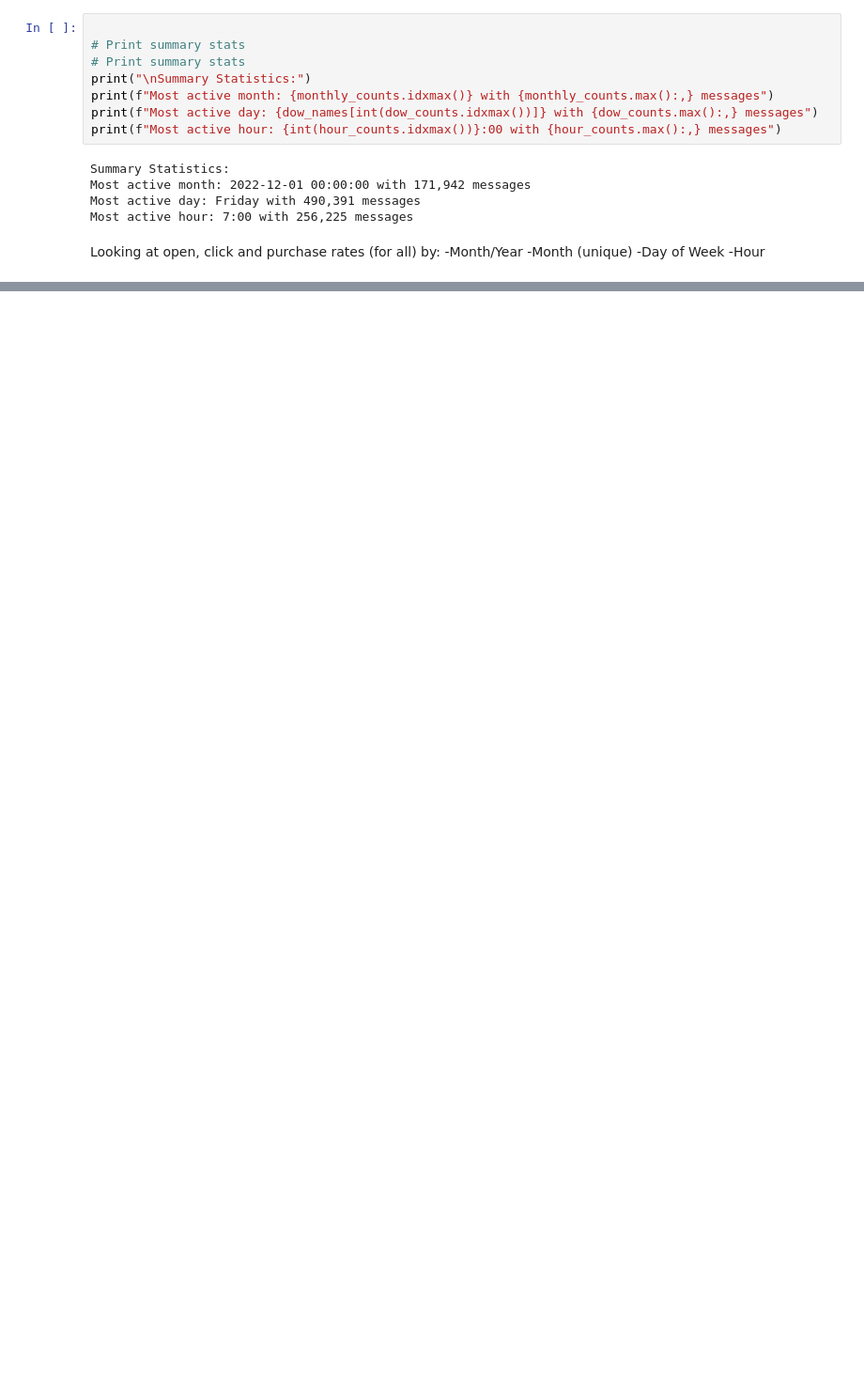
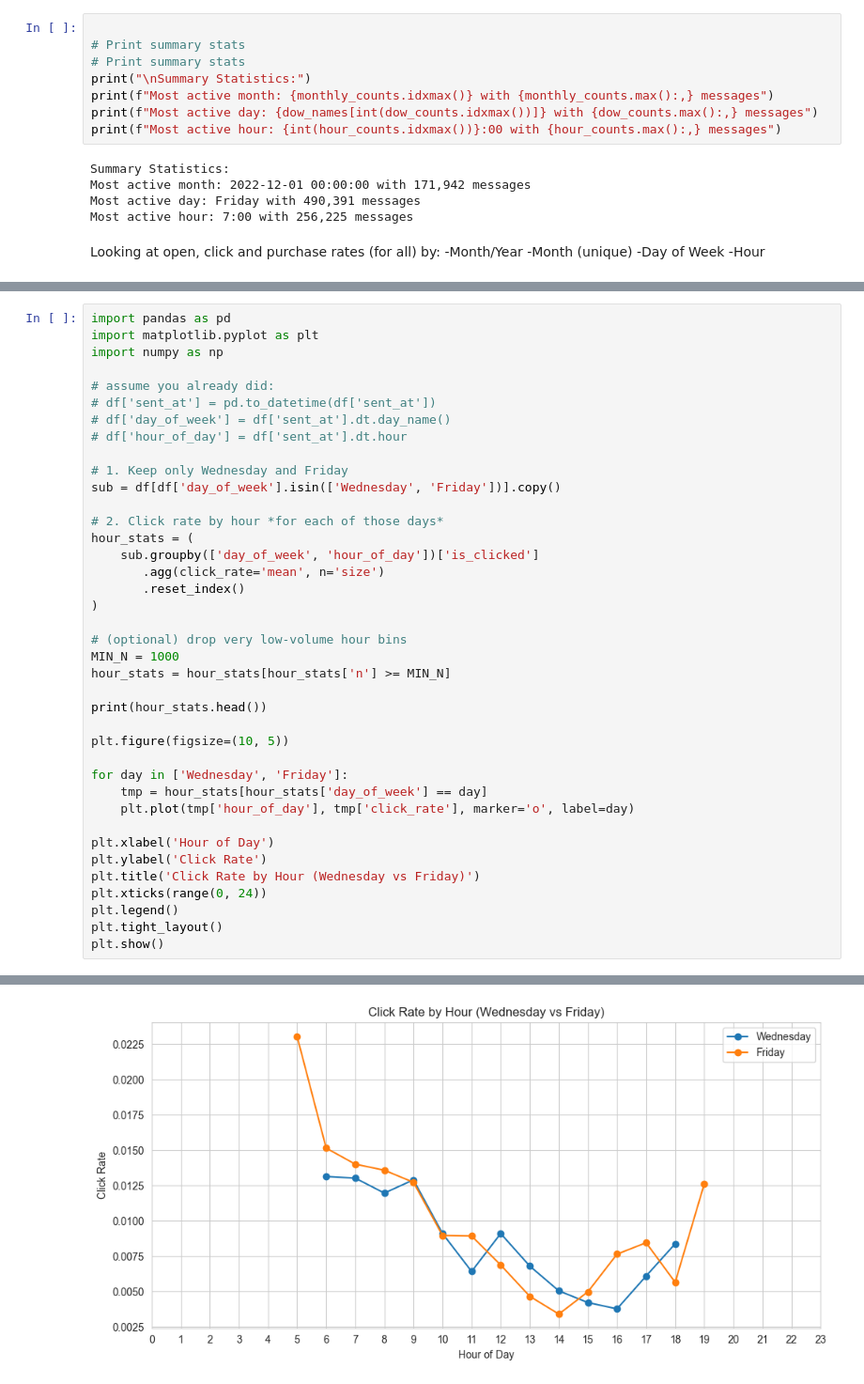
Before and after one commit to NikolozDarsalia/message-campaign-engagement-analysis, a Jupyter notebook: EDA/sgf/sgf_EDA.ipynb, the cells around one changed output, grey strips where cells are left out. Shown: that part at 94% size. Drawn from its saved outputs; the diff is of its cells as text; blank space fills up the shorter version.

```diff
--- a/EDA/sgf/sgf_EDA.ipynb
+++ b/EDA/sgf/sgf_EDA.ipynb
@@ -436,0 +484,40 @@ Total Messages: 1,686,465
+# %%
+import pandas as pd
+import matplotlib.pyplot as plt
+import numpy as np
+
+# assume you already did:
+# df['sent_at'] = pd.to_datetime(df['sent_at'])
+# df['day_of_week'] = df['sent_at'].dt.day_name()
+# df['hour_of_day'] = df['sent_at'].dt.hour
+
+# 1. Keep only Wednesday and Friday
+sub = df[df['day_of_week'].isin(['Wednesday', 'Friday'])].copy()
+
+# 2. Click rate by hour *for each of those days*
+hour_stats = (
+    sub.groupby(['day_of_week', 'hour_of_day'])['is_clicked']
+       .agg(click_rate='mean', n='size')
+       .reset_index()
+)
+
+# (optional) drop very low-volume hour bins
+MIN_N = 1000
+hour_stats = hour_stats[hour_stats['n'] >= MIN_N]
+
+print(hour_stats.head())
+
+plt.figure(figsize=(10, 5))
+
+for day in ['Wednesday', 'Friday']:
+    tmp = hour_stats[hour_stats['day_of_week'] == day]
+    plt.plot(tmp['hour_of_day'], tmp['click_rate'], marker='o', label=day)
+
+plt.xlabel('Hour of Day')
+plt.ylabel('Click Rate')
+plt.title('Click Rate by Hour (Wednesday vs Friday)')
+plt.xticks(range(0, 24))
+plt.legend()
+plt.tight_layout()
+plt.show()
+# %% [output]
@@ -436,0 +530 @@ Total Messages: 1,686,465
+[figure, added]
```
Also changed, not shown: parts of 19 cells of this notebook, 10 other files.
